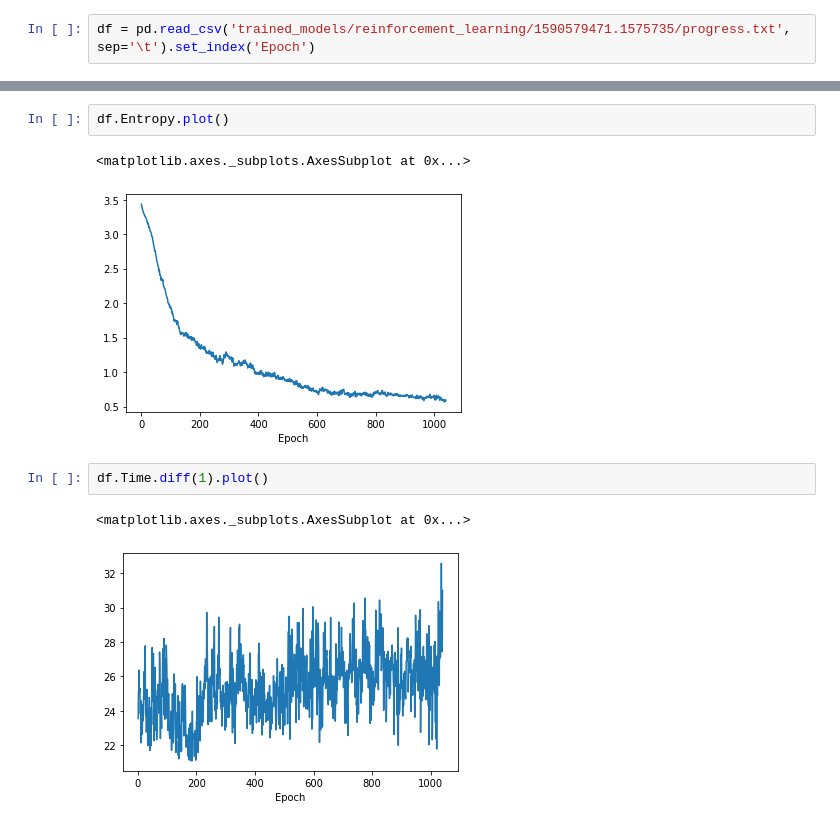
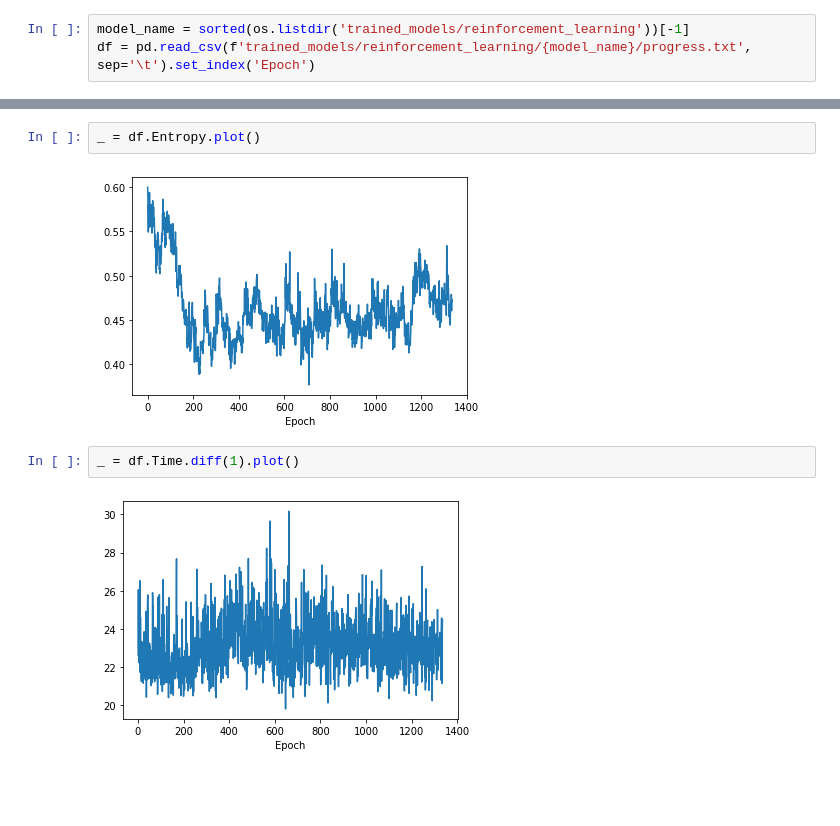
Before and after one commit to gabrielxzc/evoman-game-playing-competition-WCCI-2020, a Jupyter notebook: Results.ipynb, the cells around one changed output, grey strips where cells are left out. Cells and saved outputs as stored; diff of their text form; blank space fills up the shorter version.

Commit message:
RL model 28-5

```diff
--- a/Results.ipynb
+++ b/Results.ipynb
@@ -2,6 +3,7 @@
 import pandas as pd
 # %%
-df = pd.read_csv('trained_models/reinforcement_learning/1590579471.1575735/progress.txt', sep='\t').set_index('Epoch')
+model_name = sorted(os.listdir('trained_models/reinforcement_learning'))[-1]
+df = pd.read_csv(f'trained_models/reinforcement_learning/{model_name}/progress.txt', sep='\t').set_index('Epoch')
 # %%
 df.sample()
 # %% [output]
@@ -29,10 +29,8 @@ df.MinEpRet.plot()
 # %%
-df.Entropy.plot()
+_ = df.Entropy.plot()
 # %% [output]
-<matplotlib.axes._subplots.AxesSubplot at 0x...>
-[figure, old version]
+[figure, new version]
 # %%
-df.Time.diff(1).plot()
+_ = df.Time.diff(1).plot()
 # %% [output]
-<matplotlib.axes._subplots.AxesSubplot at 0x...>
-[figure, old version]
+[figure, new version]
```
Also changed, not shown: parts of 7 cells of this notebook, 12 other files.
